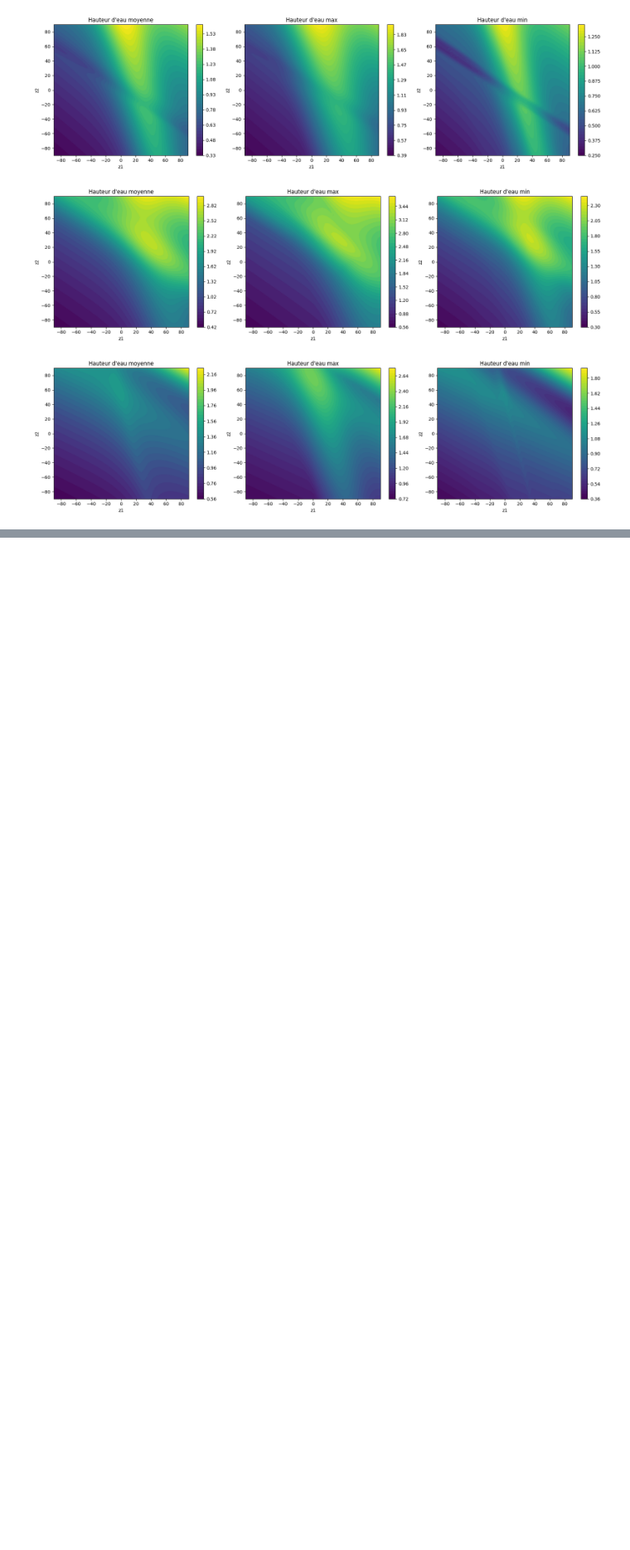
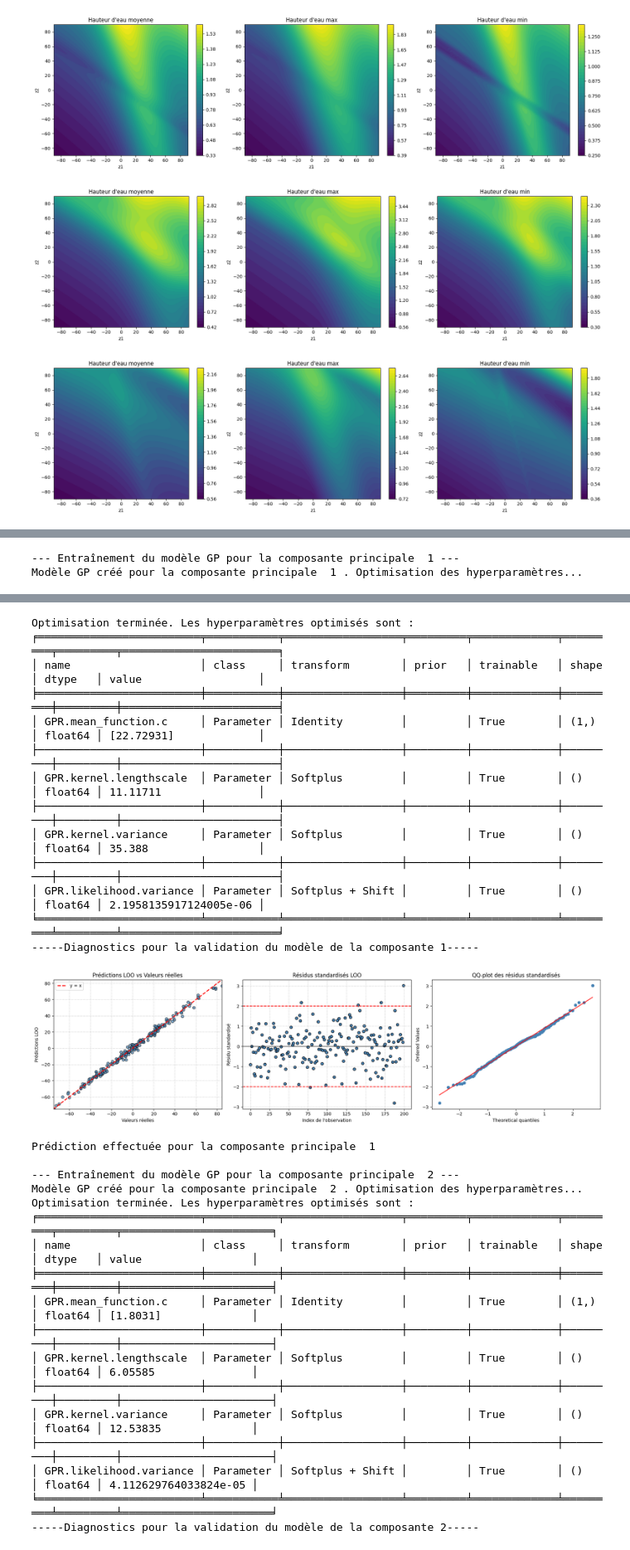
Before and after one commit to Viictordvd/Vigilance-Vagues-Submersion, a Jupyter notebook: Campbell_functionnal_input copy.ipynb, the cells around one changed output, grey strips where cells are left out. Shown at 83% size. Saved outputs shown, nothing was run; the diff lists cells and outputs as text; code cells hidden in the pictures; blank space fills up the shorter version.

```diff
--- a/Campbell_functionnal_input copy.ipynb
+++ b/Campbell_functionnal_input copy.ipynb
@@ -16,6 +21,9 @@ t=np.linspace(0,6,T)
 dt = t[1] - t[0]
 
 best_plan_values = np.load("./data/best_plan_values.npy")
+
+test_values = np.load("./data/test_values.npy")
 print(best_plan_values.shape)
+print(test_values.shape)
 # %% [output]
 (200, 8, 36)
@@ -88,3 +97,21 @@ for i in range(3):
 [figure]
 [figure]
 [figure]
+# %%
+n_features = 8   # x1..x8
+n_test = 2000
+n_train = 200
+
+x_test = test_values  # shape = (2000,8,36)
+y_test = np.zeros((n_test,n_grid*n_grid))   # shape = (2000, 4096)
+
+x_train = best_plan_values # shape = (200,8,36)
+y_train = np.zeros((n_train,n_grid*n_grid))   # shape = (200, 4096)
+
+#On calcul les sorties y avec le Simulateur
+for i in range(n_train):
+    ytrain_i = HE_moyenne(x_train[i], Z1, Z2)
+    y_train[i,:] = ytrain_i.flatten()
+for i in range(n_test):
+    ytest_i = HE_moyenne(x_test[i], Z1, Z2)
+    y_test[i,:] = ytest_i.flatten()
@@ -90,0 +123,8 @@ for i in range(3):
+# %%
+n_pc = 5  # On choisit arbitrairement le nombre de composantes principales (d'après la thèse, 5 semble un bon compromis)
+theta = 3 # On choisit arbitrairement la valeur de theta
+sigma = 1 # et de sigma
+# %%
+# APC Classique
+Y_test_reconstruct_ACP = ACPF.ACP(x_train,x_test,y_train,t,n_pc,[theta,sigma])
+# %% [output]
@@ -90,0 +137,2 @@ for i in range(3):
+--- Entraînement du modèle GP pour la composante principale  1 ---
+Modèle GP créé pour la composante principale  1 . Optimisation des hyperparamètres...
@@ -90,0 +140,31 @@ for i in range(3):
+Optimisation terminée. Les hyperparamètres optimisés sont :
+╒═════════════════════════╤═══════════╤══════════════════╤═════════╤═════════════╤═════════╤═════════╤════════════════════════╕
+│ name                    │ class     │ transform        │ prior   │ trainable   │ shape   │ dtype   │ value                  │
+╞═════════════════════════╪═══════════╪══════════════════╪═════════╪═════════════╪═════════╪═════════╪════════════════════════╡
+│ GPR.mean_function.c     │ Parameter │ Identity         │         │ True        │ (1,)    │ float64 │ [22.72931]             │
+├─────────────────────────┼───────────┼──────────────────┼─────────┼─────────────┼─────────┼─────────┼────────────────────────┤
+│ GPR.kernel.lengthscale  │ Parameter │ Softplus         │         │ True        │ ()      │ float64 │ 11.11711               │
+├─────────────────────────┼───────────┼──────────────────┼─────────┼─────────────┼─────────┼─────────┼────────────────────────┤
+│ GPR.kernel.variance     │ Parameter │ Softplus         │         │ True        │ ()      │ float64 │ 35.388                 │
+├─────────────────────────┼───────────┼──────────────────┼─────────┼─────────────┼─────────┼─────────┼────────────────────────┤
+│ GPR.likelihood.variance │ Parameter │ Softplus + Shift │         │ True        │ ()      │ float64 │ 2.1958135917124005e-06 │
+╘═════════════════════════╧═══════════╧══════════════════╧═════════╧═════════════╧═════════╧═════════╧════════════════════════╛
+-----Diagnostics pour la validation du modèle de la composante 1-----
+[figure, added]
+Prédiction effectuée pour la composante principale  1
+
+--- Entraînement du modèle GP pour la composante principale  2 ---
+Modèle GP créé pour la composante principale  2 . Optimisation des hyperparamètres...
+Optimisation terminée. Les hyperparamètres optimisés sont :
+╒═════════════════════════╤═══════════╤══════════════════╤═════════╤═════════════╤═════════╤═════════╤═══════════════════════╕
+│ name                    │ class     │ transform        │ prior   │ trainable   │ shape   │ dtype   │ value                 │
+╞═════════════════════════╪═══════════╪══════════════════╪═════════╪═════════════╪═════════╪═════════╪═══════════════════════╡
+│ GPR.mean_function.c     │ Parameter │ Identity         │         │ True        │ (1,)    │ float64 │ [1.8031]              │
+├─────────────────────────┼───────────┼──────────────────┼─────────┼─────────────┼─────────┼─────────┼───────────────────────┤
+│ GPR.kernel.lengthscale  │ Parameter │ Softplus         │         │ True        │ ()      │ float64 │ 6.05585               │
+├─────────────────────────┼───────────┼──────────────────┼─────────┼─────────────┼─────────┼─────────┼───────────────────────┤
+│ GPR.kernel.variance     │ Parameter │ Softplus         │         │ True        │ ()      │ float64 │ 12.53835              │
+├─────────────────────────┼───────────┼──────────────────┼─────────┼─────────────┼─────────┼─────────┼───────────────────────┤
+│ GPR.likelihood.variance │ Parameter │ Softplus + Shift │         │ True        │ ()      │ float64 │ 4.112629764033824e-05 │
+╘═════════════════════════╧═══════════╧══════════════════╧═════════╧═════════════╧═════════╧═════════╧═══════════════════════╛
+-----Diagnostics pour la validation du modèle de la composante 2-----
```
Also changed, not shown: parts of 7 cells of this notebook, 3 other files.
